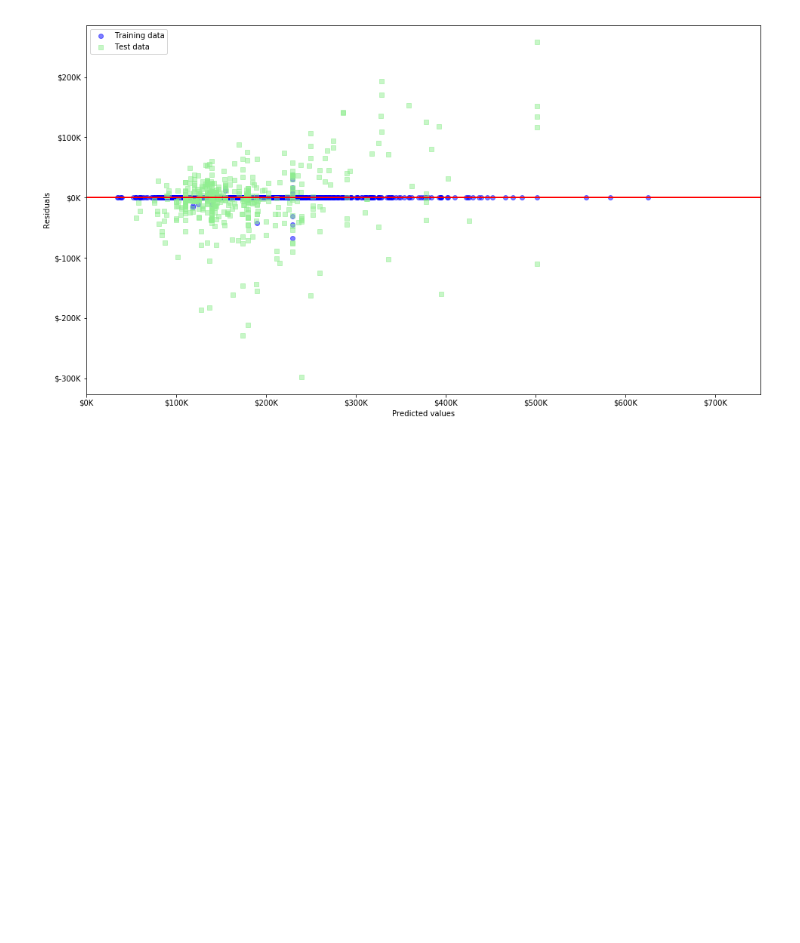
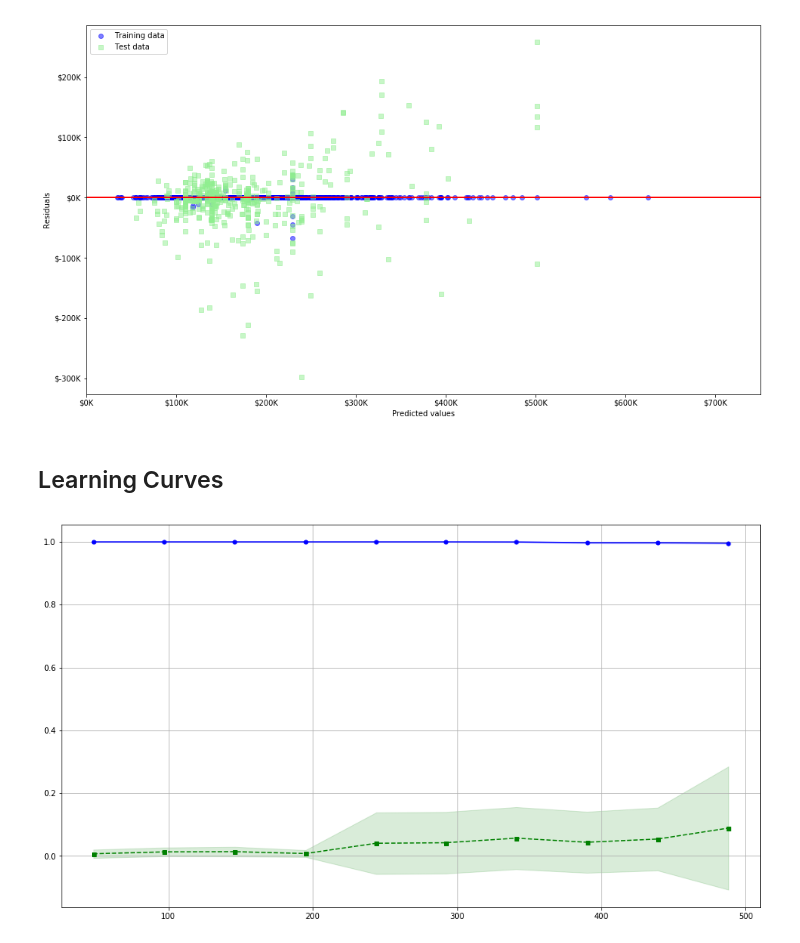
Before and after one commit to aaronyan/house-price-regression, a Jupyter notebook: house-price-regression.ipynb, the cells around one changed output. Saved outputs shown, nothing was run; the diff lists cells and outputs as text; code cells hidden in the pictures; blank space fills up the shorter version.

Commit message:
Add learning curve for random forest

```diff
--- a/house-price-regression.ipynb
+++ b/house-price-regression.ipynb
@@ -441,3 +443,5 @@ plt.rcParams["figure.figsize"] = [16,9]
 plt.show()
 # %% [output]
 [figure]
+# %% [markdown]
+## Learning Curves
@@ -443,0 +457,14 @@ plt.show()
+# %%
+train_mean = np.mean(train_scores, axis=1)
+train_std = np.std(train_scores, axis=1)
+test_mean = np.mean(test_scores, axis=1)
+test_std = np.std(test_scores, axis=1)
+
+plt.plot(train_sizes, train_mean, color='blue', marker='o', markersize=5, label='training accuracy')
+plt.fill_between(train_sizes, train_mean + train_std, train_mean - train_std, alpha=0.15, color='blue' )
+plt.plot(train_sizes, test_mean, color='green', linestyle='--', marker='s', markersize=5, label='validation accuracy')
+plt.fill_between(train_sizes, test_mean + test_std, test_mean - test_std, alpha = 0.15, color='green')
+plt.grid()
+plt.show()
+# %% [output]
+[figure, added]
```
Also changed, not shown: parts of 3 cells of this notebook.
